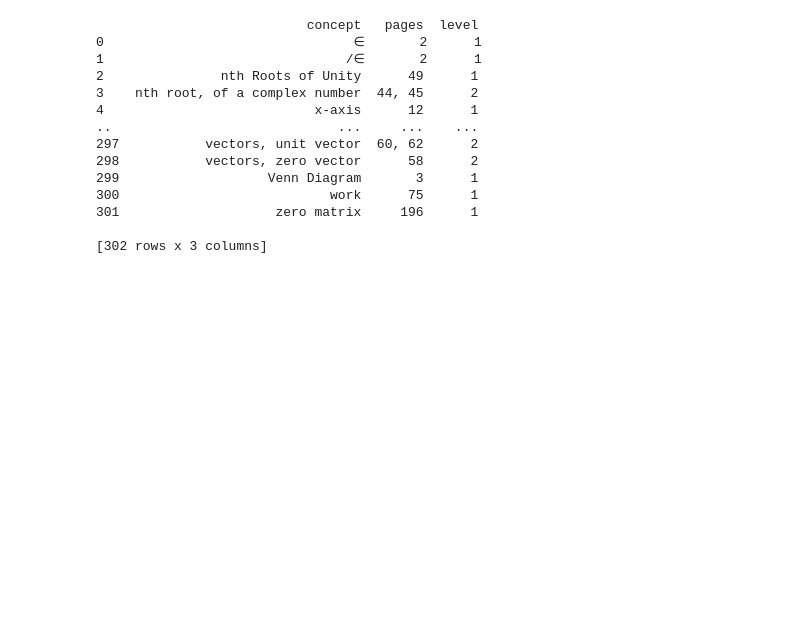
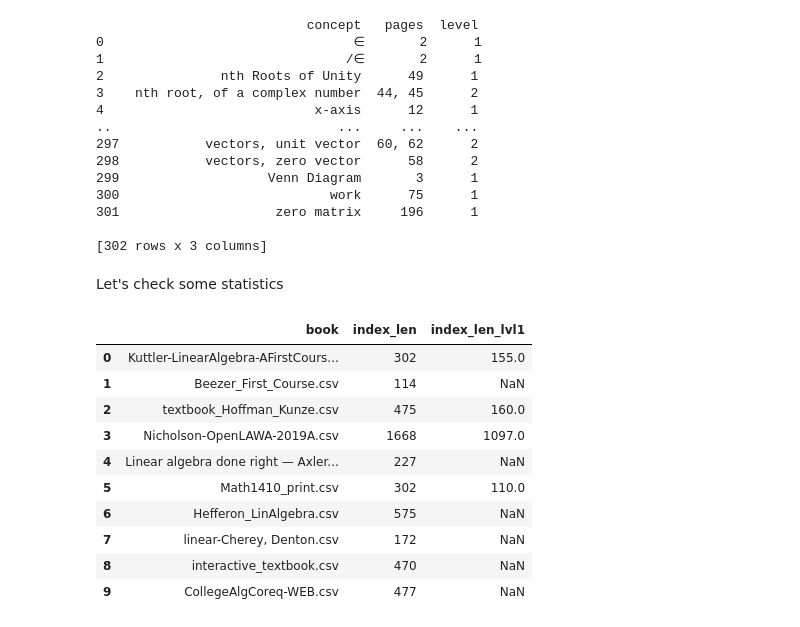
Before and after one commit to mlcolab/learning-dependencies, a Jupyter notebook: exp/16_Index_Parsing.ipynb, the cells around one changed output. Cells and saved outputs as stored; diff of their text form; code cells hidden in the pictures; blank space fills up the shorter version.

Commit message:
add index stats

```diff
--- a/exp/16_Index_Parsing.ipynb
+++ b/exp/16_Index_Parsing.ipynb
@@ -423,3 +423,34 @@ index_data.to_csv("../dat/index/Math1410_print.csv")
 301                    zero matrix     196      1
 
 [302 rows x 3 columns]
+# %% [markdown]
+Let's check some statistics
+# %%
+import os
+
+path = "../dat/index/"
+books = []
+indices = {}
+for book in os.listdir(path):
+    index = pd.read_csv(path + book)
+    indices[book] = index
+    books.append({
+        "book": book,
+        "index_len": index.shape[0],
+        "index_len_lvl1": len(index.loc[index.level==1]) if "level" in index.columns else None
+    })
+
+index_stats = pd.DataFrame(books)
+index_stats
+# %% [output]
+|  | book | index_len | index_len_lvl1 |
+| 0 | Kuttler-LinearAlgebra-AFirstCours... | 302 | 155.0 |
+| 1 | Beezer_First_Course.csv | 114 | NaN |
+| 2 | textbook_Hoffman_Kunze.csv | 475 | 160.0 |
+| 3 | Nicholson-OpenLAWA-2019A.csv | 1668 | 1097.0 |
+| 4 | Linear algebra done right — Axler... | 227 | NaN |
+| 5 | Math1410_print.csv | 302 | 110.0 |
+| 6 | Hefferon_LinAlgebra.csv | 575 | NaN |
+| 7 | linear-Cherey, Denton.csv | 172 | NaN |
+| 8 | interactive_textbook.csv | 470 | NaN |
+| 9 | CollegeAlgCoreq-WEB.csv | 477 | NaN |
```
Also changed, not shown: parts of 2 cells of this notebook, 4 other files.
